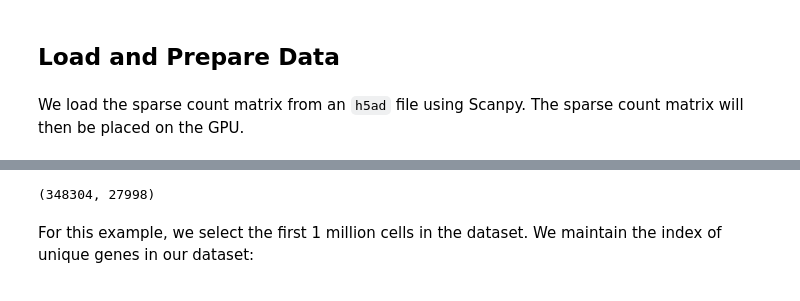
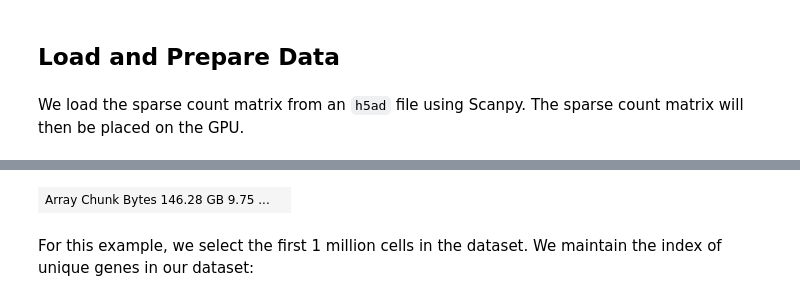
Before and after one commit to NVIDIA-Genomics-Research/rapids-single-cell-examples, a Jupyter notebook: notebooks/1M_brain_gpu_analysis_multigpu-2.ipynb, the cells around one changed output, grey strips where cells are left out. Saved outputs shown, nothing was run; the diff lists cells and outputs as text; code cells hidden in the pictures.

```diff
--- a/notebooks/1M_brain_gpu_analysis_multigpu-2.ipynb
+++ b/notebooks/1M_brain_gpu_analysis_multigpu-2.ipynb
@@ -219,10 +236,11 @@ Wall time: 242 µs
 # %%
 %%time
+
 print('Computing sum and creating gene count filter...')
 dls_sum = []
 for batch in range(BATCHES):
-    rows = min(batch_rows, total_rows - (batch_rows * batch))
     if batch < 4:
+        rows = min(batch_rows, total_rows - (batch_rows * batch))
         dls_sum.append(
             dask.array.from_delayed(
                 read_partition(input_file,
@@ -231,12 +249,23 @@ for batch in range(BATCHES):
                                min_genes_per_cell=min_genes_per_cell,
                                max_genes_per_cell=max_genes_per_cell),
                 dtype=cp.float32,
-                shape=(rows, total_cols)))
+                shape=(rows, total_cols * 2)))
 
-sum_gpu_array = dask.array.concatenate(dls_sum)
-sum_gpu_array = sum_gpu_array.compute()
+sum_gpu_arrays = dask.array.concatenate(dls_sum, )
+sum_gpu_arrays  = sum_gpu_arrays.compute()
+
+sum_gpu_array = sum_gpu_arrays[:, 0:sum_gpu_arrays.shape[1]/2]
+sum_sq_gpu_array = sum_gpu_arrays[:,sum_gpu_arrays.shape[1]/2:]
 
 # Filter genes with at-least <<min_cells>> number of cells rec.
-sum_gpu_array = (sum_gpu_array.sum(axis=0) >= min_cells)
+sum_gpu_array = sum_gpu_array.sum(axis=0)
+min_cell_filter = (sum_gpu_array >= min_cells)
+
+sum_gpu_array = sum_gpu_array[min_cell_filter]
+sum_sq_gpu_array = sum_sq_gpu_array[:, min_cell_filter]
+sum_sq_gpu_array = sum_sq_gpu_array.sum(axis=0)
+
+print(sum_sq_gpu_array.shape)
+print(sum_gpu_array.shape)
 # %% [output]
 Computing sum and creating gene count filter...
@@ -245,20 +276,19 @@ Wall time: 17 s
 # %%
 %%time
+
 print('Loading data into dataframes...')
-
 dls_data = []
 for batch in range(BATCHES):
     rows = min(batch_rows, total_rows - (batch_rows * batch))
-    if batch < 4:
-        dls_data.append(
-        dask.array.from_delayed(
-            read_partition(input_file,
-                           '/X/data', '/X/indices', '/X/indptr',
-                           batch, rows, total_cols, sum_gpu_array.tolist(),
-                           min_genes_per_cell=min_genes_per_cell,
-                           max_genes_per_cell=max_genes_per_cell),
-            dtype=cp.float32,
-            shape=(rows, total_cols)))
+    dls_data.append(
+    dask.array.from_delayed(
+        read_partition(input_file,
+                       '/X/data', '/X/indices', '/X/indptr',
+                       batch, rows, total_cols, min_cell_filter.tolist(),
+                       min_genes_per_cell=min_genes_per_cell,
+                       max_genes_per_cell=max_genes_per_cell),
+        dtype=cp.float32,
+        shape=(rows, total_cols)))
 
 print('Concate sub-arrays...')
 sparse_gpu_array = dask.array.concatenate(dls_data)
@@ -266,7 +296,7 @@ sparse_gpu_array = dask.array.concatenate(dls_data)
 print('Compute and persist arrays...')
 type(sparse_gpu_array)
 sparse_gpu_array = sparse_gpu_array.persist()
-sparse_gpu_array.shape
+sparse_gpu_array
 # %% [output]
 Loading data into dataframes...
 Concate sub-arrays...
@@ -276,4 +306,4 @@ Wall time: 590 ms
-(348304, 27998)
+| Array Chunk Bytes 146.28 GB 9.75 ... |  |
 # %% [markdown]
 For this example, we select the first 1 million cells in the dataset. We maintain the index of unique genes in our dataset:
 # %% [markdown]
```
Also changed, not shown: parts of 34 cells of this notebook, 2 other files.
